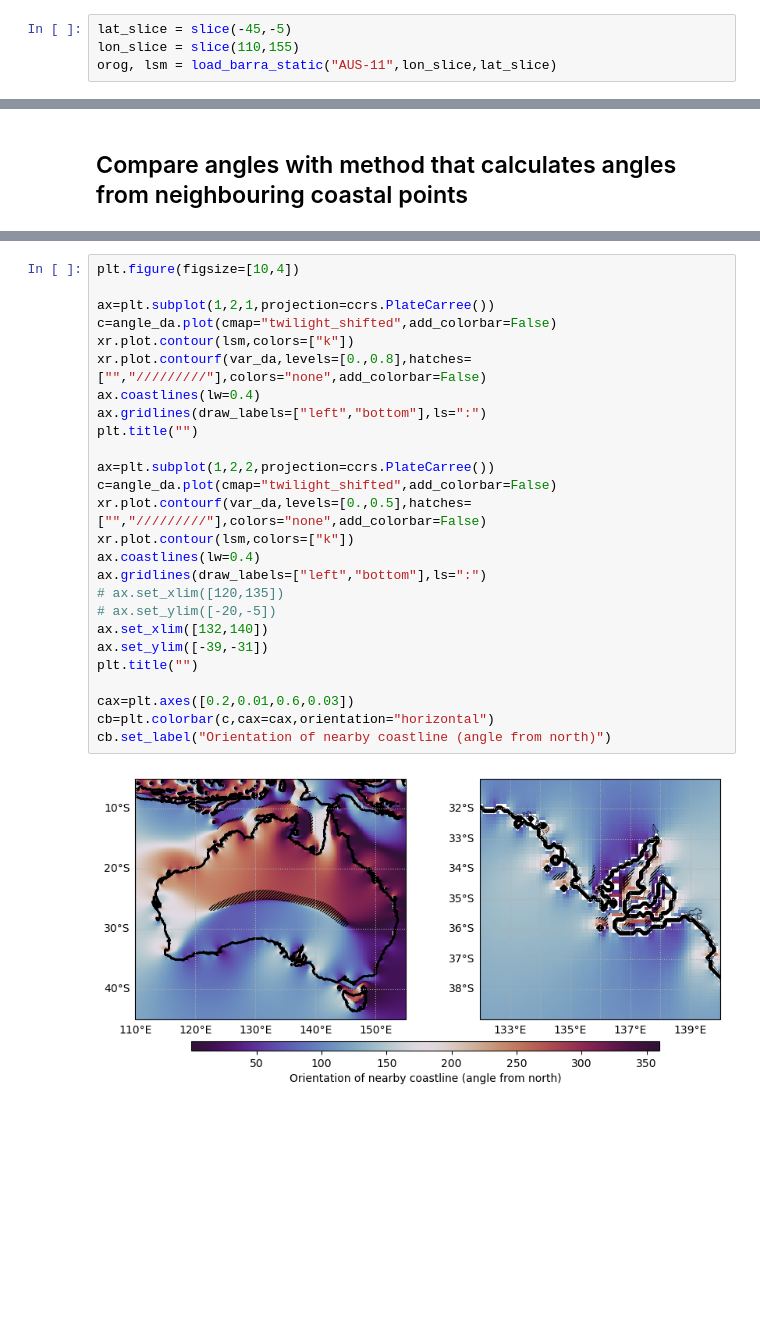
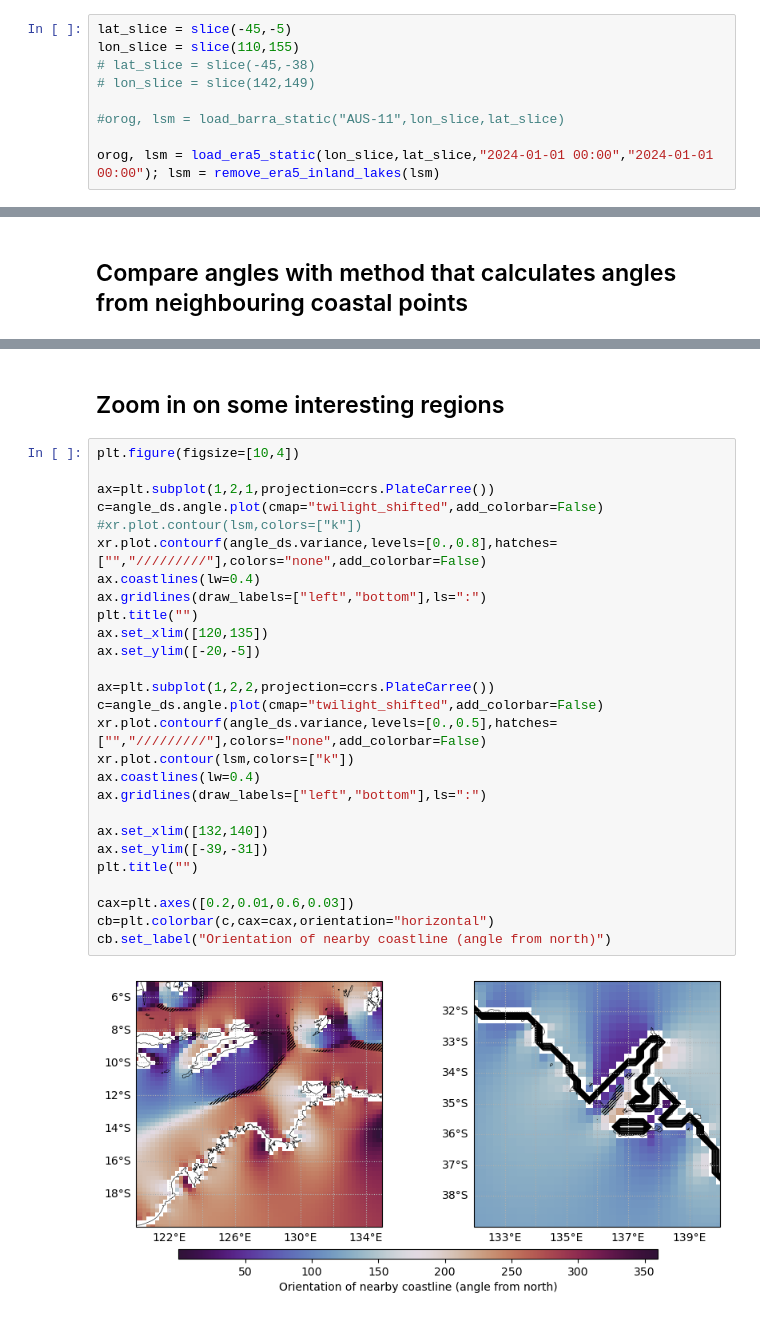
Before and after one commit to andrewbrown31/sea_breeze, a Jupyter notebook: kernel_method.ipynb, the cells around one changed output, grey strips where cells are left out. Cells and saved outputs as stored; diff of their text form; blank space fills up the shorter version.

```diff
--- a/kernel_method.ipynb
+++ b/kernel_method.ipynb
@@ -43,5 +88,10 @@ def load_barra_static(domain_id,lon_slice,lat_slice):
 # %%
 lat_slice = slice(-45,-5)
 lon_slice = slice(110,155)
-orog, lsm = load_barra_static("AUS-11",lon_slice,lat_slice)
+# lat_slice = slice(-45,-38)
+# lon_slice = slice(142,149)
+
+#orog, lsm = load_barra_static("AUS-11",lon_slice,lat_slice)
+
+orog, lsm = load_era5_static(lon_slice,lat_slice,"2024-01-01 00:00","2024-01-01 00:00"); lsm = remove_era5_inland_lakes(lsm)
 # %%
@@ -135,28 +274,31 @@ Image(filename='/home/548/ab4502/working/sea_breeze/figs/aus_coast_fit.png')
+# %% [markdown]
+## Zoom in on some interesting regions
 # %%
 plt.figure(figsize=[10,4])
 
 ax=plt.subplot(1,2,1,projection=ccrs.PlateCarree())
-c=angle_da.plot(cmap="twilight_shifted",add_colorbar=False)
-xr.plot.contour(lsm,colors=["k"])
-xr.plot.contourf(var_da,levels=[0.,0.8],hatches=["","/////////"],colors="none",add_colorbar=False)
+c=angle_ds.angle.plot(cmap="twilight_shifted",add_colorbar=False)
+#xr.plot.contour(lsm,colors=["k"])
+xr.plot.contourf(angle_ds.variance,levels=[0.,0.8],hatches=["","/////////"],colors="none",add_colorbar=False)
 ax.coastlines(lw=0.4)
 ax.gridlines(draw_labels=["left","bottom"],ls=":")
 plt.title("")
+ax.set_xlim([120,135])
+ax.set_ylim([-20,-5])
 
 ax=plt.subplot(1,2,2,projection=ccrs.PlateCarree())
-c=angle_da.plot(cmap="twilight_shifted",add_colorbar=False)
-xr.plot.contourf(var_da,levels=[0.,0.5],hatches=["","/////////"],colors="none",add_colorbar=False)
+c=angle_ds.angle.plot(cmap="twilight_shifted",add_colorbar=False)
+xr.plot.contourf(angle_ds.variance,levels=[0.,0.5],hatches=["","/////////"],colors="none",add_colorbar=False)
 xr.plot.contour(lsm,colors=["k"])
 ax.coastlines(lw=0.4)
 ax.gridlines(draw_labels=["left","bottom"],ls=":")
-# ax.set_xlim([120,135])
-# ax.set_ylim([-20,-5])
+
 ax.set_xlim([132,140])
 ax.set_ylim([-39,-31])
 plt.title("")
 
 cax=plt.axes([0.2,0.01,0.6,0.03])
 cb=plt.colorbar(c,cax=cax,orientation="horizontal")
 cb.set_label("Orientation of nearby coastline (angle from north)")
 # %% [output]
-[figure, old version]
+[figure, new version]
```
Also changed, not shown: parts of 9 cells of this notebook.
